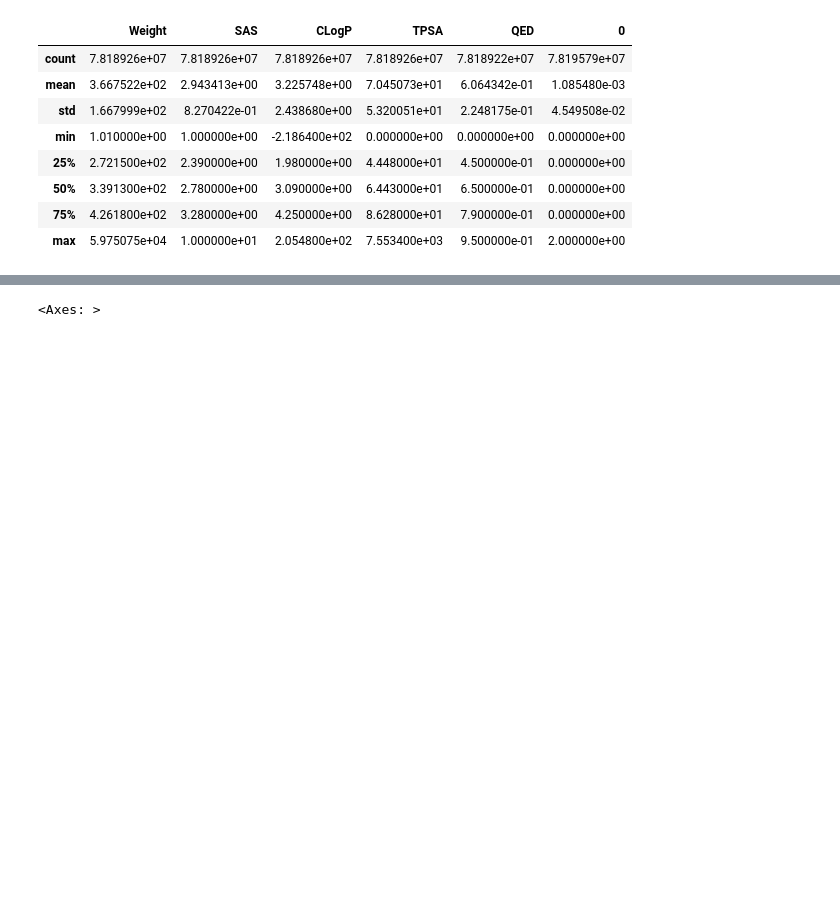
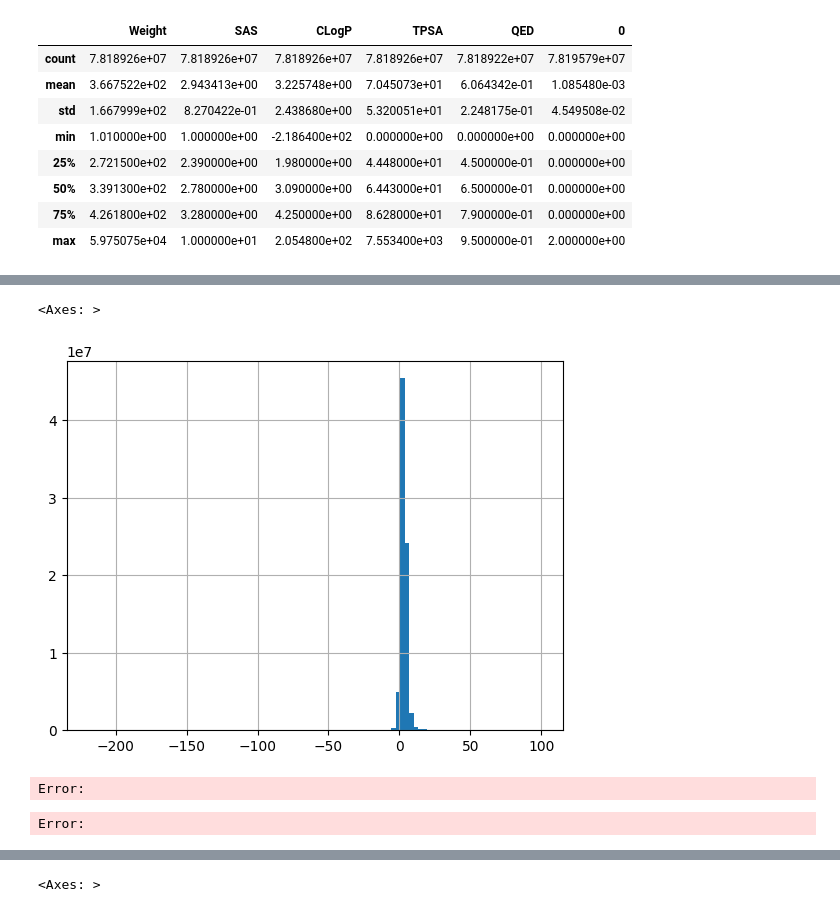
Before and after one commit to YerevaNN/ChemLacticaTestSuite, a Jupyter notebook: src/notebooks/sample_distribution.ipynb, the cells around one changed output, grey strips where cells are left out. Drawn from its saved outputs; the diff is of its cells as text; code cells hidden in the pictures; blank space fills up the shorter version.

```diff
--- a/src/notebooks/sample_distribution.ipynb
+++ b/src/notebooks/sample_distribution.ipynb
@@ -153,0 +153,14 @@ plt.bar([interval.mid for interval in freq.index], freq, width=5)
+# %%
+data.CLogP[data.CLogP<50].hist(bins=100)
+# %% [output]
+<Axes: >
+[figure, added]
+# %%
+interval_index_ = pd.interval_range(start=-200, end=200, periods=400, closed='right')
+# d_=data.TPSA[(data.TPSA>0)&(data.TPSA<100)]
+d_=data.CLOGP
+frequency_data_ = pd.cut(d_, bins=interval_index_)
+freq_=frequency_data_.value_counts().sort_index()
+# %% [output]
+Error:
+Error:
```
Also changed, not shown: parts of 21 cells of this notebook.
